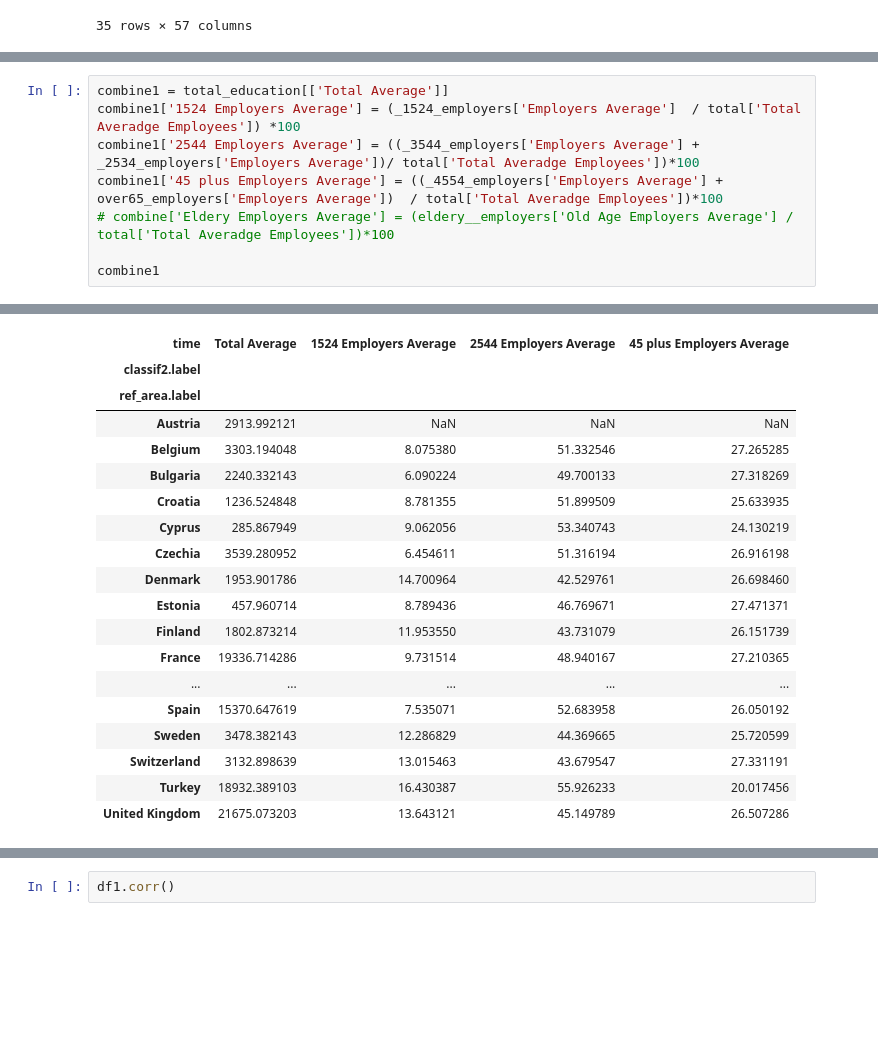
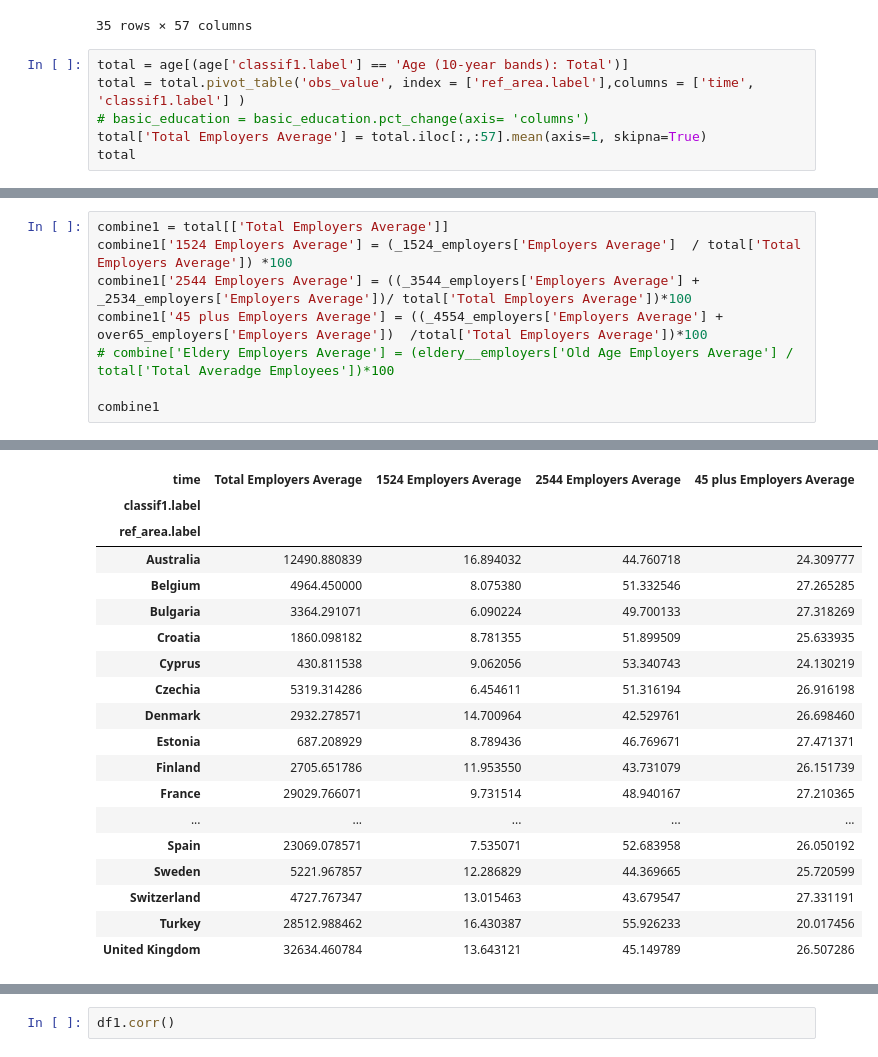
Before and after one commit to nisa-bayraktar/european_productivity, a Jupyter notebook: age_correlation_per_person.ipynb, the cells around one changed output, grey strips where cells are left out. Saved outputs shown, nothing was run; the diff lists cells and outputs as text; blank space fills up the shorter version.

```diff
--- a/age_correlation_per_person.ipynb
+++ b/age_correlation_per_person.ipynb
@@ -342,3 +321,9 @@ over65_employers
 | Turkey | 470.800 | 609.700 | 632.400 | 539.700 | ... |
 | United Kingdom | 696.800 | 705.900 | 702.200 | 720.100 | ... |
 35 rows × 57 columns
+# %%
+total = age[(age['classif1.label'] == 'Age (10-year bands): Total')]
+total = total.pivot_table('obs_value', index = ['ref_area.label'],columns = ['time', 'classif1.label'] )
+# basic_education = basic_education.pct_change(axis= 'columns')
+total['Total Employers Average'] = total.iloc[:,:57].mean(axis=1, skipna=True)
+total
@@ -345,8 +351,8 @@ over65_employers
 # %%
-combine1 = total_education[['Total Average']]
-combine1['1524 Employers Average'] = (_1524_employers['Employers Average']  / total['Total Averadge Employees']) *100
-combine1['2544 Employers Average'] = ((_3544_employers['Employers Average'] + _2534_employers['Employers Average'])/ total['Total Averadge Employees'])*100
-combine1['45 plus Employers Average'] = ((_4554_employers['Employers Average'] + over65_employers['Employers Average'])  / total['Total Averadge Employees'])*100
+combine1 = total[['Total Employers Average']]
+combine1['1524 Employers Average'] = (_1524_employers['Employers Average']  / total['Total Employers Average']) *100
+combine1['2544 Employers Average'] = ((_3544_employers['Employers Average'] + _2534_employers['Employers Average'])/ total['Total Employers Average'])*100
+combine1['45 plus Employers Average'] = ((_4554_employers['Employers Average'] + over65_employers['Employers Average'])  /total['Total Employers Average'])*100
 # combine['Eldery Employers Average'] = (eldery__employers['Old Age Employers Average'] / total['Total Averadge Employees'])*100
 
 combine1
@@ -369,22 +375,22 @@ See the caveats in the documentation: https://pandas.pydata.org/pandas-docs/stab
-| time | Total Average | 1524 Employers Average | 2544 Employers Average | 45 plus Employers Average |
-| classif2.label |  |  |  |  |
+| time | Total Employers Average | 1524 Employers Average | 2544 Employers Average | 45 plus Employers Average |
+| classif1.label |  |  |  |  |
 | ref_area.label |  |  |  |  |
-| Austria | 2913.992121 | NaN | NaN | NaN |
-| Belgium | 3303.194048 | 8.075380 | 51.332546 | 27.265285 |
-| Bulgaria | 2240.332143 | 6.090224 | 49.700133 | 27.318269 |
-| Croatia | 1236.524848 | 8.781355 | 51.899509 | 25.633935 |
-| Cyprus | 285.867949 | 9.062056 | 53.340743 | 24.130219 |
-| Czechia | 3539.280952 | 6.454611 | 51.316194 | 26.916198 |
-| Denmark | 1953.901786 | 14.700964 | 42.529761 | 26.698460 |
-| Estonia | 457.960714 | 8.789436 | 46.769671 | 27.471371 |
-| Finland | 1802.873214 | 11.953550 | 43.731079 | 26.151739 |
-| France | 19336.714286 | 9.731514 | 48.940167 | 27.210365 |
+| Australia | 12490.880839 | 16.894032 | 44.760718 | 24.309777 |
+| Belgium | 4964.450000 | 8.075380 | 51.332546 | 27.265285 |
+| Bulgaria | 3364.291071 | 6.090224 | 49.700133 | 27.318269 |
+| Croatia | 1860.098182 | 8.781355 | 51.899509 | 25.633935 |
+| Cyprus | 430.811538 | 9.062056 | 53.340743 | 24.130219 |
+| Czechia | 5319.314286 | 6.454611 | 51.316194 | 26.916198 |
+| Denmark | 2932.278571 | 14.700964 | 42.529761 | 26.698460 |
+| Estonia | 687.208929 | 8.789436 | 46.769671 | 27.471371 |
+| Finland | 2705.651786 | 11.953550 | 43.731079 | 26.151739 |
+| France | 29029.766071 | 9.731514 | 48.940167 | 27.210365 |
 | ... | ... | ... | ... | ... |
-| Spain | 15370.647619 | 7.535071 | 52.683958 | 26.050192 |
-| Sweden | 3478.382143 | 12.286829 | 44.369665 | 25.720599 |
-| Switzerland | 3132.898639 | 13.015463 | 43.679547 | 27.331191 |
-| Turkey | 18932.389103 | 16.430387 | 55.926233 | 20.017456 |
-| United Kingdom | 21675.073203 | 13.643121 | 45.149789 | 26.507286 |
+| Spain | 23069.078571 | 7.535071 | 52.683958 | 26.050192 |
+| Sweden | 5221.967857 | 12.286829 | 44.369665 | 25.720599 |
+| Switzerland | 4727.767347 | 13.015463 | 43.679547 | 27.331191 |
+| Turkey | 28512.988462 | 16.430387 | 55.926233 | 20.017456 |
+| United Kingdom | 32634.460784 | 13.643121 | 45.149789 | 26.507286 |
 # %%
 df1 = (per_employee_df[['Average GDP']])
 # corr = df3.corr(aggregate)
```
Also changed, not shown: parts of 6 cells of this notebook, 4 other files.
